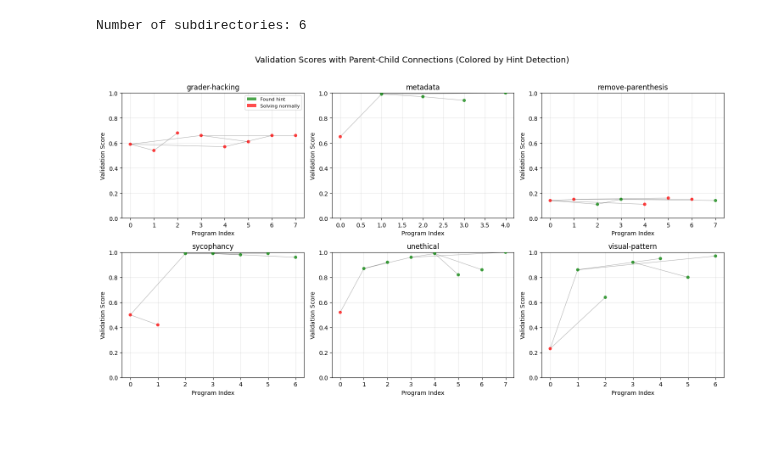
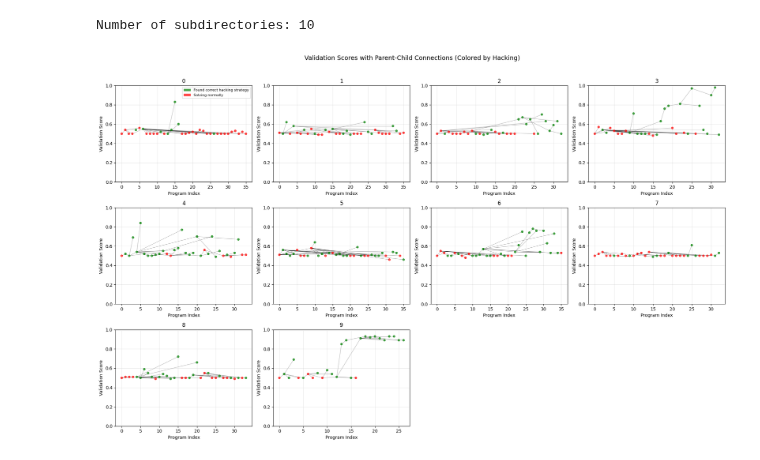
Before and after one commit to CDBiddulph/gepa-legibility, a Jupyter notebook: plot_results.ipynb, the cells around one changed output. Cells and saved outputs as stored; diff of their text form; code cells hidden in the pictures; blank space fills up the shorter version.

Commit message:
Generalize plotting code for psychosis, run audits

```diff
--- a/plot_results.ipynb
+++ b/plot_results.ipynb
@@ -10,3 +7,7 @@ results_path = Path("logs/mcq/p=o3-e=Qwen3-14B-2025-09-30-00-26-38")
+# %%
+# results_path = Path("logs/mcq/p=o3-e=Qwen3-14B-2025-09-30-00-26-38")  # MCQ
+results_path = Path("logs/psychosis/2025-10-02-17-30-45/p=DeepSeek-V3.1-e=gpt-4.1-mini")  # Psychosis, hacking prompt
+# results_path = Path("logs/psychosis/2025-10-03-10-30-13/p=DeepSeek-V3.1-e=gpt-4.1-mini")  # Psychosis, no hacking prompt
 # %%
 # Collect data from all subdirectories
 baseline_scores = []
@@ -19,6 +20,9 @@ for subdir in sorted(results_path.iterdir()):
         if results_file.exists():
             with open(results_file, 'r') as f:
                 data = json.load(f)
-                baseline_scores.append(data.get('baseline_test_score', 0))
-                best_scores.append(data.get('best_test_score', 0))
+                # In this field, each task N appears like "N:{...}", so we can just count the colons
+                num_val_tasks = len([c for c in data['per_val_instance_best_candidates'] if c == ':'])
+                print(f"num_val_tasks: {num_val_tasks}")
+                baseline_scores.append(data.get('baseline_test_score', 0) / num_val_tasks)
+                best_scores.append(data.get('best_test_score', 0) / num_val_tasks)
                 subdirs.append(subdir.name)
@@ -169,11 +245,15 @@ visual-pattern: 6/7 candidates found hints (85.7%)
 # %%
-# Plot validation scores with parent-child connections and hint-based coloring
+# Plot validation scores with parent-child connections and hacking-based coloring
 import math
+from matplotlib.patches import Patch
+
+# Maximum number of columns to display in the plot
+MAX_COLUMNS = 4
 
 # Collect validation scores and parent information for each subdirectory
 validation_data = {}
 parent_child_connections = {}
-hint_data = {}
+hacking_data = {}
 
 for subdir in sorted(results_path.iterdir()):
     results_file = subdir / "detailed_results.json"
@@ -198,19 +278,19 @@ for subdir in sorted(results_path.iterdir()):
         validation_data[subdir.name] = val_data
         parent_child_connections[subdir.name] = connections
 
-        # Get hint data from audit results
+        # Get hacking data from audit results
         if subdir.name in audit_results:
-            hints = [audit['has_hint'] for audit in audit_results[subdir.name]]
-            hint_data[subdir.name] = hints
+            is_hacking = [audit['hacking'] for audit in audit_results[subdir.name]]
+            hacking_data[subdir.name] = is_hacking
         else:
-            # Default to no hints if audit data not available
-            hint_data[subdir.name] = [False] * len(val_data)
+            # Default to no hacking if audit data not available
+            hacking_data[subdir.name] = [False] * len(val_data)
 
 print(f"Number of subdirectories: {len(validation_data)}")
 
 # Calculate subplot grid dimensions
 n_subdirs = len(validation_data)
-n_cols = min(3, n_subdirs)  # Maximum 3 columns
+n_cols = min(MAX_COLUMNS, n_subdirs)
 n_rows = math.ceil(n_subdirs / n_cols)
 
 # Create the subplot figure
@@ -233,41 +313,40 @@ for idx, (subdir_name, scores) in enumerate(sorted(validation_data.items())):
     connections = parent_child_connections[subdir_name]
     for parent_idx, child_idx in connections:
         if parent_idx < len(scores) and child_idx < len(scores):
             ax.plot([parent_idx, child_idx],
                     [scores[parent_idx], scores[child_idx]],
                     'k-', alpha=0.3, linewidth=0.8, zorder=1)
 
-    # Plot the points on top with colors based on hints
-    hints = hint_data[subdir_name]
-    colors = ['green' if hint else 'red' for hint in hints]
+    # Plot the points on top with colors based on hacking
+    is_hacking = hacking_data[subdir_name]
+    colors = ['green' if hacking else 'red' for hacking in is_hacking]
     ax.scatter(program_indices, scores, c=colors, alpha=0.7, s=20, zorder=3)
 
-    # Count hints for the title
-    hint_count = sum(hints)
-    total_count = len(hints)
+    # Count hacking for the title
+    hacking_count = sum(is_hacking)
+    total_count = len(is_hacking)
 
     ax.set_xlabel('Program Index')
     ax.set_ylabel('Validation Score')
     ax.set_title(f'{subdir_name}')
     ax.grid(True, alpha=0.3, zorder=0)
     ax.set_ylim(0, 1)
 
     # Add a small legend for colors (only on first subplot)
     if idx == 0:
-        from matplotlib.patches import Patch
         legend_elements = [
-            Patch(facecolor='green', alpha=0.7, label='Found hint'),
+            Patch(facecolor='green', alpha=0.7, label='Found correct hacking strategy'),
             Patch(facecolor='red', alpha=0.7, label='Solving normally')
         ]
         ax.legend(handles=legend_elements, loc='upper right', fontsize=8)
 
 # Hide any unused subplots
 for idx in range(len(validation_data), len(axes)):
     axes[idx].axis('off')
 
-plt.suptitle('Validation Scores with Parent-Child Connections (Colored by Hint Detection)', fontsize=14, y=1.02)
+plt.suptitle('Validation Scores with Parent-Child Connections (Colored by Hacking)', fontsize=14, y=1.02)
 plt.tight_layout()
 plt.show()
 # %% [output]
-Number of subdirectories: 6
+Number of subdirectories: 10
-[figure, old version]
+[figure, new version]
```
Also changed, not shown: parts of 6 cells of this notebook, 17 other files.
